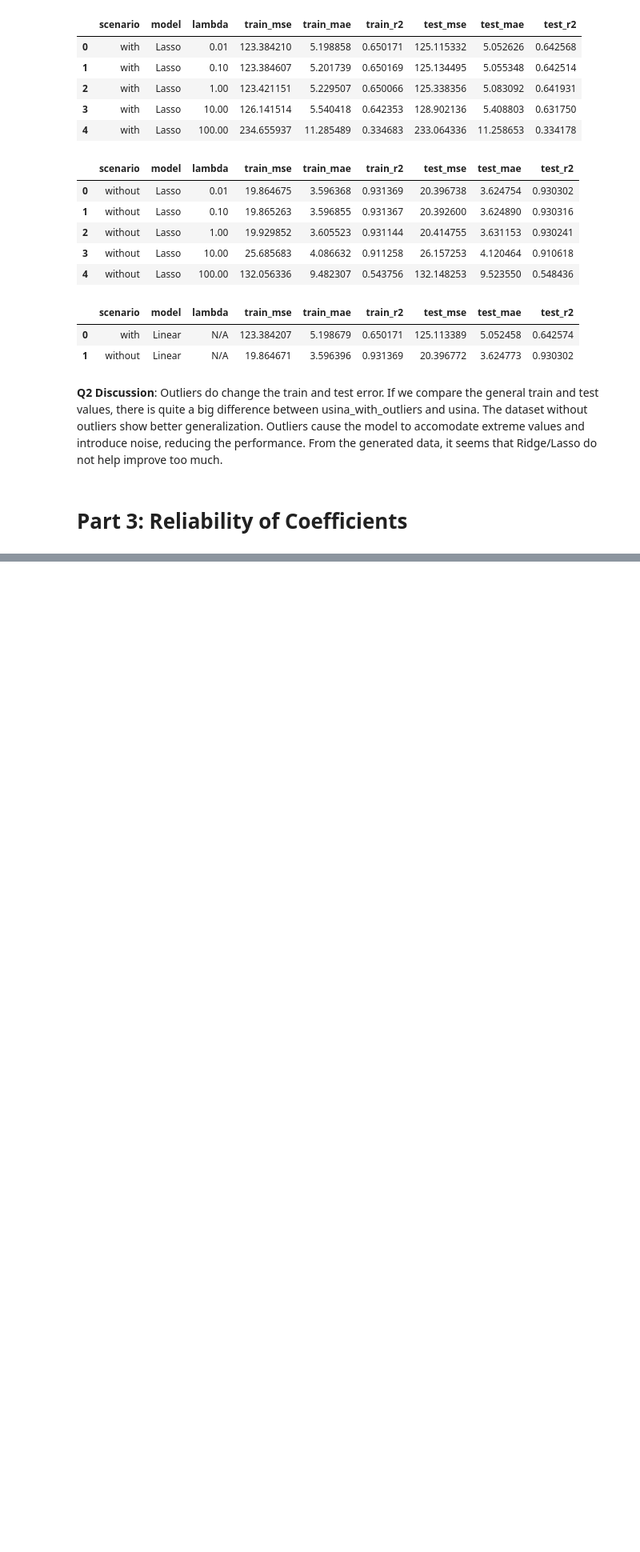
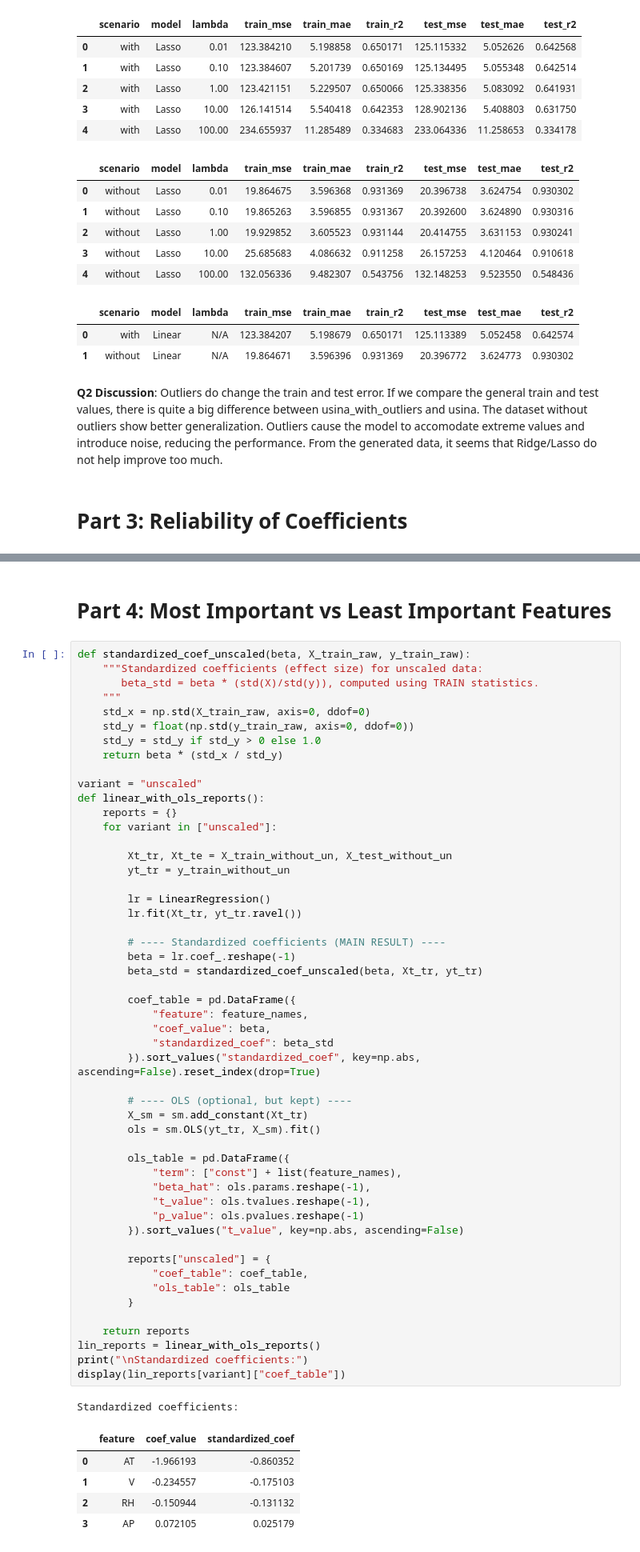
Before and after one commit to SZ330/EE344-Assignment-2, a Jupyter notebook: Assignment_2.ipynb, the cells around one changed output, grey strips where cells are left out. Shown at 80% size. Drawn from its saved outputs; the diff is of its cells as text; blank space fills up the shorter version.

```diff
--- a/Assignment_2.ipynb
+++ b/Assignment_2.ipynb
@@ -410,0 +399,60 @@ I chose Linear Regression with Statmodels OLS. Linear regression gives us a simp
+# %% [markdown]
+# **Part 4: Most Important vs Least Important Features**
+# %%
+def standardized_coef_unscaled(beta, X_train_raw, y_train_raw):
+    """Standardized coefficients (effect size) for unscaled data:
+       beta_std = beta * (std(X)/std(y)), computed using TRAIN statistics.
+    """
+    std_x = np.std(X_train_raw, axis=0, ddof=0)
+    std_y = float(np.std(y_train_raw, axis=0, ddof=0))
+    std_y = std_y if std_y > 0 else 1.0
+    return beta * (std_x / std_y)
+
+variant = "unscaled"
+def linear_with_ols_reports():
+    reports = {}
+    for variant in ["unscaled"]:
+
+        Xt_tr, Xt_te = X_train_without_un, X_test_without_un
+        yt_tr = y_train_without_un
+
+        lr = LinearRegression()
+        lr.fit(Xt_tr, yt_tr.ravel())
+
+        # ---- Standardized coefficients (MAIN RESULT) ----
+        beta = lr.coef_.reshape(-1)
+        beta_std = standardized_coef_unscaled(beta, Xt_tr, yt_tr)
+
+        coef_table = pd.DataFrame({
+            "feature": feature_names,
+            "coef_value": beta,
+            "standardized_coef": beta_std
+        }).sort_values("standardized_coef", key=np.abs, ascending=False).reset_index(drop=True)
+
+        # ---- OLS (optional, but kept) ----
+        X_sm = sm.add_constant(Xt_tr)
+        ols = sm.OLS(yt_tr, X_sm).fit()
+
+        ols_table = pd.DataFrame({
+            "term": ["const"] + list(feature_names),
+            "beta_hat": ols.params.reshape(-1),
+            "t_value": ols.tvalues.reshape(-1),
+            "p_value": ols.pvalues.reshape(-1)
+        }).sort_values("t_value", key=np.abs, ascending=False)
+
+        reports["unscaled"] = {
+            "coef_table": coef_table,
+            "ols_table": ols_table
+        }
+
+    return reports
+lin_reports = linear_with_ols_reports()
+print("\nStandardized coefficients:")
+display(lin_reports[variant]["coef_table"])
+# %% [output]
+Standardized coefficients:
+|  | feature | coef_value | standardized_coef |
+| 0 | AT | -1.966193 | -0.860352 |
+| 1 | V | -0.234557 | -0.175103 |
+| 2 | RH | -0.150944 | -0.131132 |
+| 3 | AP | 0.072105 | 0.025179 |
```
Also changed, not shown: parts of 8 cells of this notebook.
